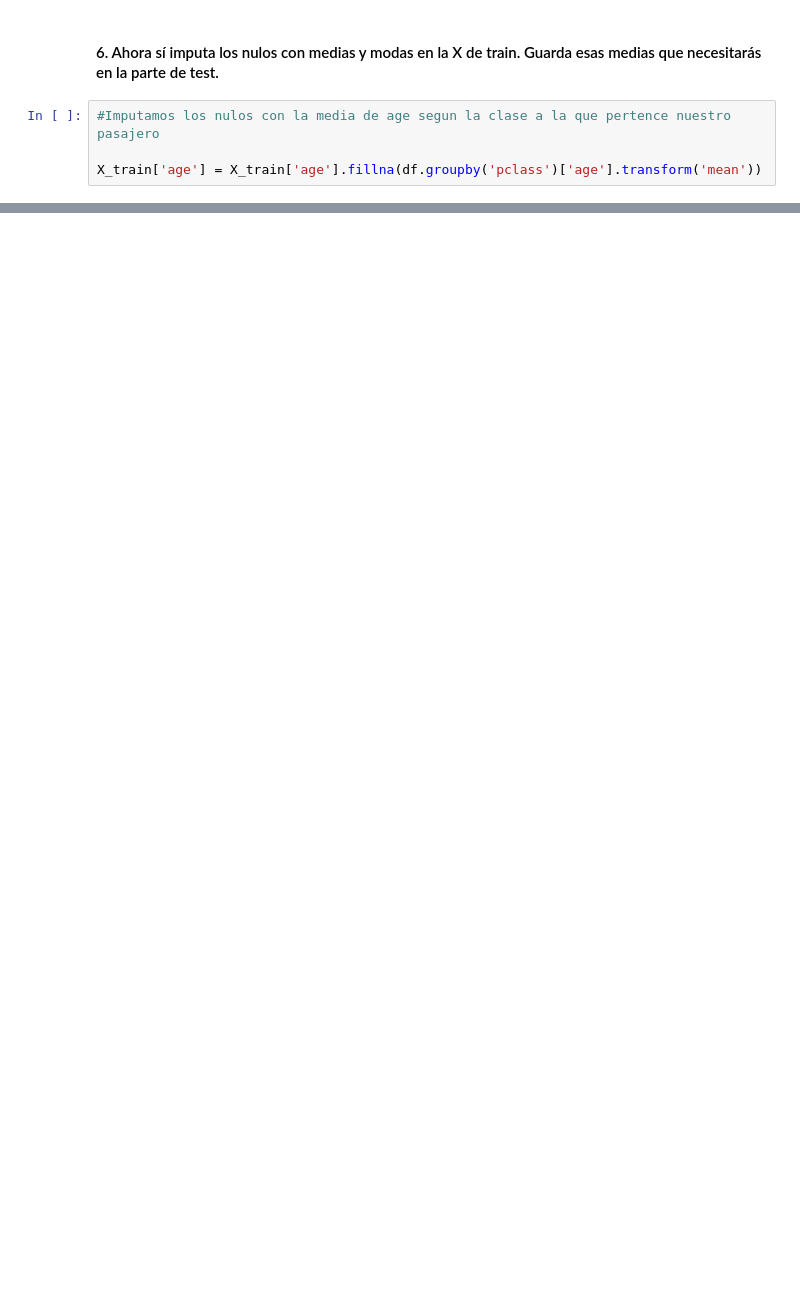
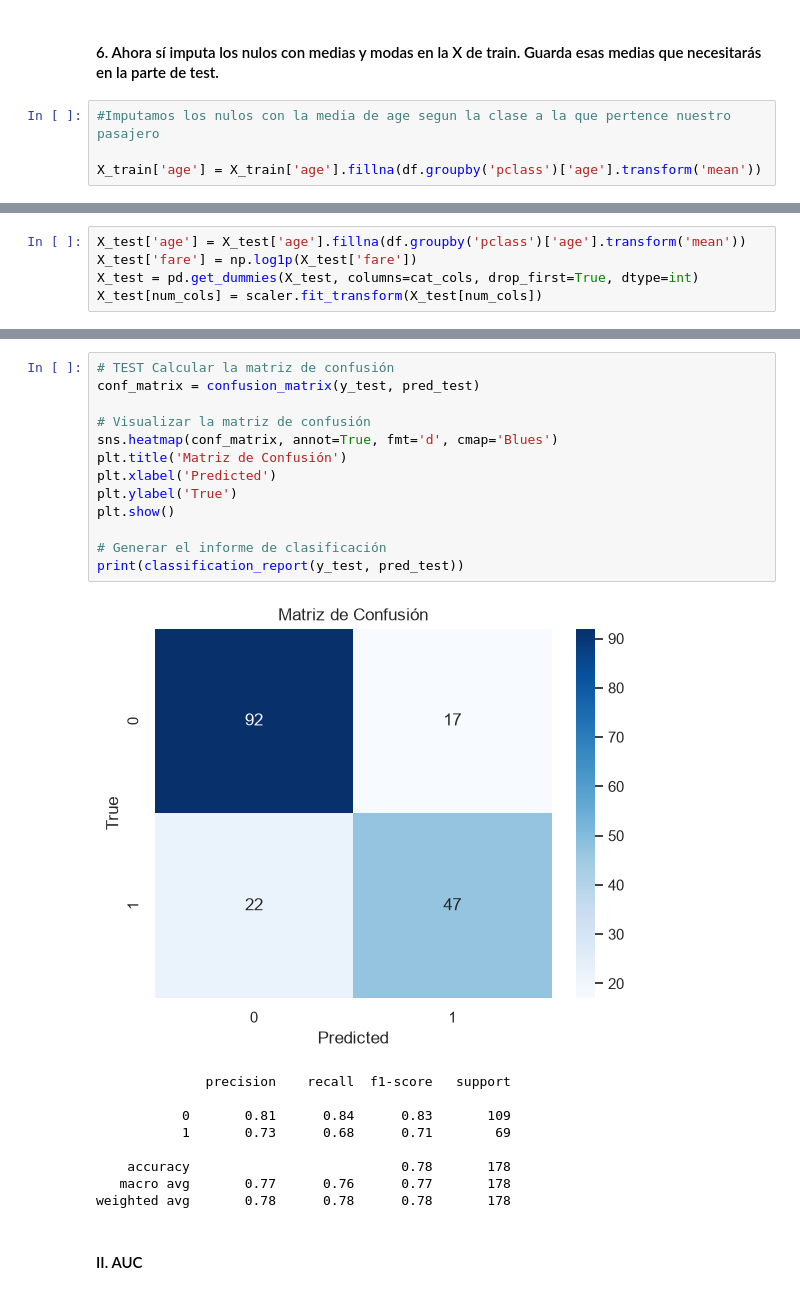
Before and after one commit to jorgeshzhndz/DS-Repo-JorgeSanchez, a Jupyter notebook: 04_Machine_Learning/02_ML_Supervisado/03_Clasificacion_con_Regresion_Logistica/ejercicios/P01_Practica_Clasificacion_Regresion_Logistica.ipynb, the cells around one changed output, grey strips where cells are left out. Saved outputs shown, nothing was run; the diff lists cells and outputs as text; blank space fills up the shorter version.

```diff
--- a/04_Machine_Learning/02_ML_Supervisado/03_Clasificacion_con_Regresion_Logistica/ejercicios/P01_Practica_Clasificacion_Regresion_Logistica.ipynb
+++ b/04_Machine_Learning/02_ML_Supervisado/03_Clasificacion_con_Regresion_Logistica/ejercicios/P01_Practica_Clasificacion_Regresion_Logistica.ipynb
@@ -181,0 +262,5 @@ X_train['age'] = X_train['age'].fillna(df.groupby('pclass')['age'].transform('me
+# %%
+X_test['age'] = X_test['age'].fillna(df.groupby('pclass')['age'].transform('mean'))
+X_test['fare'] = np.log1p(X_test['fare'])
+X_test = pd.get_dummies(X_test, columns=cat_cols, drop_first=True, dtype=int)
+X_test[num_cols] = scaler.fit_transform(X_test[num_cols])
@@ -181,0 +304,25 @@ X_train['age'] = X_train['age'].fillna(df.groupby('pclass')['age'].transform('me
+# %%
+# TEST Calcular la matriz de confusión
+conf_matrix = confusion_matrix(y_test, pred_test)
+
+# Visualizar la matriz de confusión
+sns.heatmap(conf_matrix, annot=True, fmt='d', cmap='Blues')
+plt.title('Matriz de Confusión')
+plt.xlabel('Predicted')
+plt.ylabel('True')
+plt.show()
+
+# Generar el informe de clasificación
+print(classification_report(y_test, pred_test))
+# %% [output]
+[figure, added]
+              precision    recall  f1-score   support
+
+           0       0.81      0.84      0.83       109
+           1       0.73      0.68      0.71        69
+
+    accuracy                           0.78       178
+   macro avg       0.77      0.76      0.77       178
+weighted avg       0.78      0.78      0.78       178
+# %% [markdown]
+#### II. AUC
```
Also changed, not shown: parts of 18 cells of this notebook.
